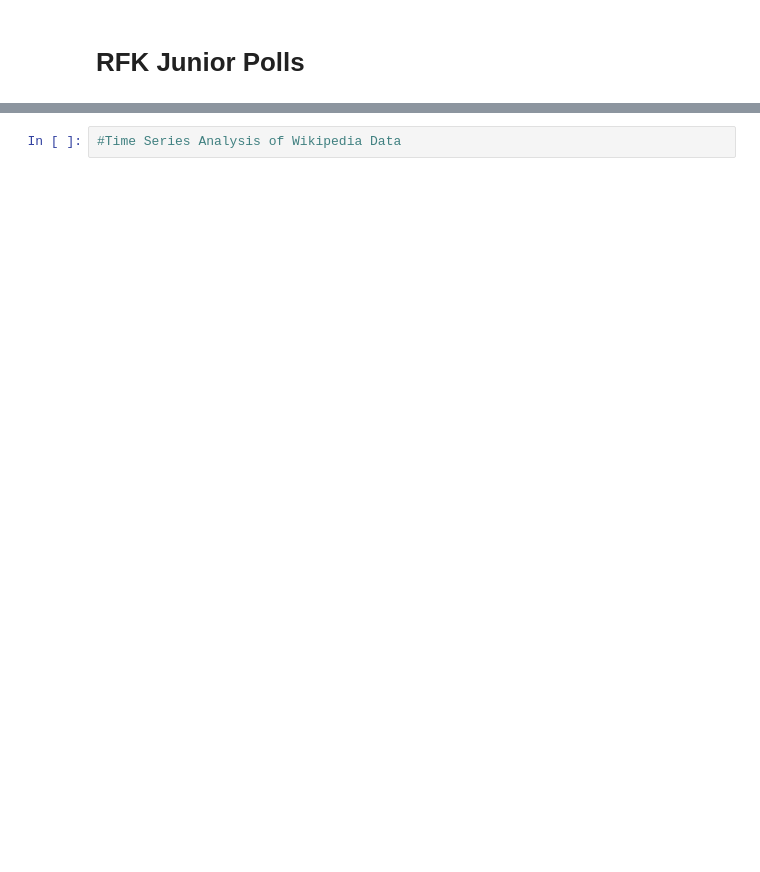
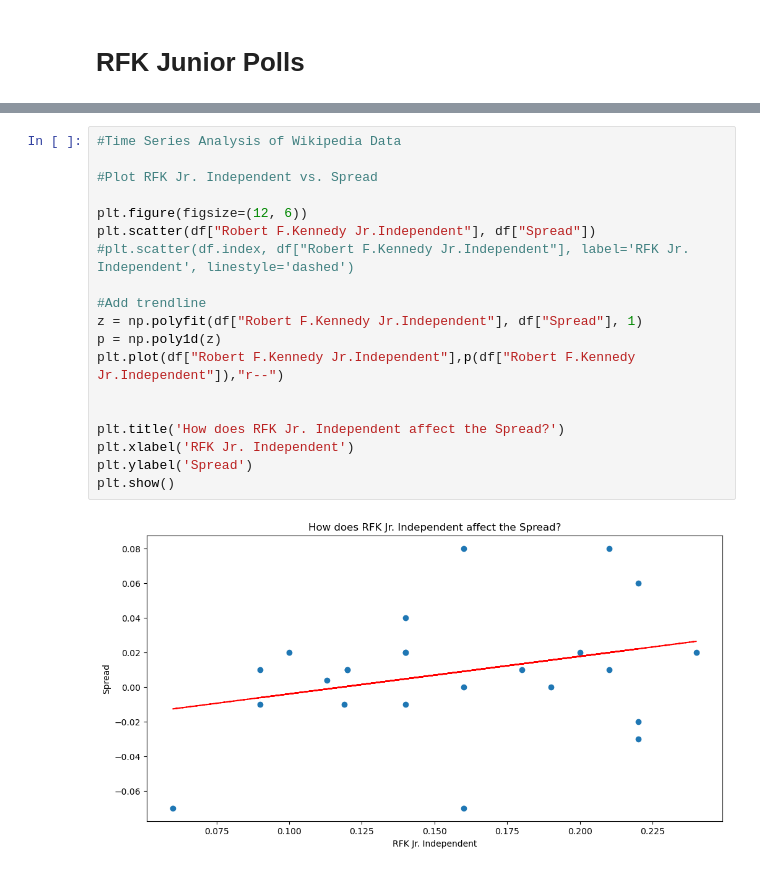
Before and after one commit to robertfeldstein/Election2024, a Jupyter notebook: polldatatesting.ipynb, the cells around one changed output, grey strips where cells are left out. Cells and saved outputs as stored; diff of their text form; blank space fills up the shorter version.

```diff
--- a/polldatatesting.ipynb
+++ b/polldatatesting.ipynb
@@ -311,2 +298,21 @@ plt.show()
-# %%
-#Time Series Analysis of Wikipedia Data
+# %%
+#Time Series Analysis of Wikipedia Data
+
+#Plot RFK Jr. Independent vs. Spread
+
+plt.figure(figsize=(12, 6))
+plt.scatter(df["Robert F.Kennedy Jr.Independent"], df["Spread"])
+#plt.scatter(df.index, df["Robert F.Kennedy Jr.Independent"], label='RFK Jr. Independent', linestyle='dashed')
+
+#Add trendline
+z = np.polyfit(df["Robert F.Kennedy Jr.Independent"], df["Spread"], 1)
+p = np.poly1d(z)
+plt.plot(df["Robert F.Kennedy Jr.Independent"],p(df["Robert F.Kennedy Jr.Independent"]),"r--")
+
+
+plt.title('How does RFK Jr. Independent affect the Spread?')
+plt.xlabel('RFK Jr. Independent')
+plt.ylabel('Spread')
+plt.show()
+# %% [output]
+[figure, added]
```
Also changed, not shown: parts of 9 cells of this notebook, 1 other file.
